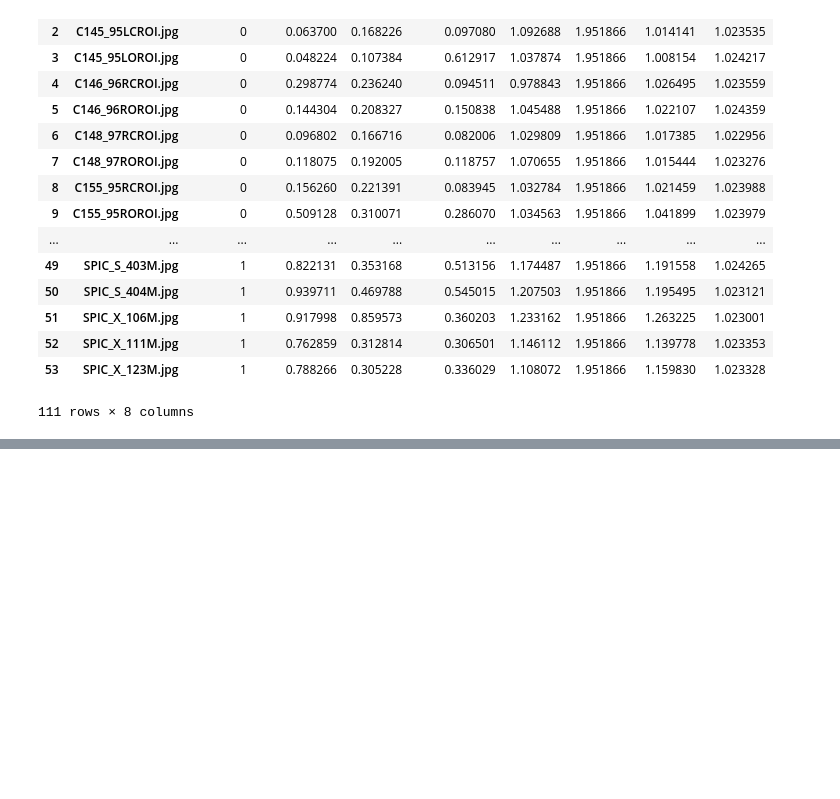
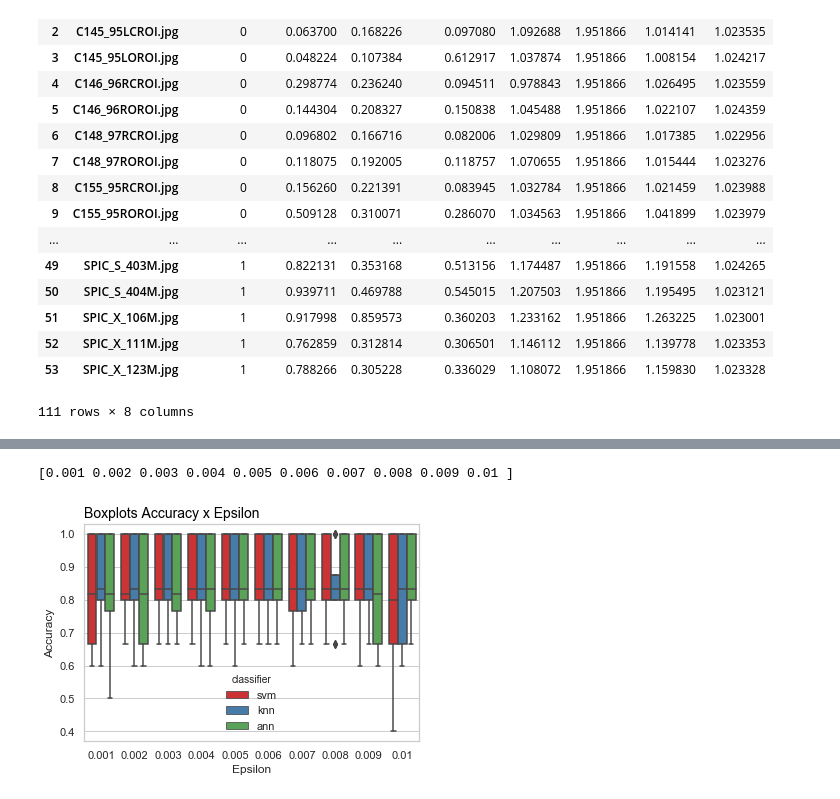
Before and after one commit to rhirama/Classification-of-mammography-images, a Jupyter notebook: Python/Untitled1.ipynb, the cells around one changed output, grey strips where cells are left out. Drawn from its saved outputs; the diff is of its cells as text; code cells hidden in the pictures; blank space fills up the shorter version.

Commit message:
boxplot pronto

```diff
--- a/Python/Untitled1.ipynb
+++ b/Python/Untitled1.ipynb
@@ -332,0 +335,10 @@ sbn.boxplot(y=svm_folds_accs, x=poly_models)
+# %%
+fst = DataFrame(svm_folds_accs)
+snd = DataFrame(knn_folds_accs)
+trd = DataFrame(ann_folds_accs)
+
+df = concat([fst, snd, trd], axis=1, ignore_index=True)
+df = df.T
+df.columns = ['accuracy', 'poly_mod', 'classifier']
+
+df
@@ -332,0 +365,16 @@ sbn.boxplot(y=svm_folds_accs, x=poly_models)
+# %%
+df['poly_mod'] = df['poly_mod'].astype(float)
+df['accuracy'] = df['accuracy'].astype(float)
+
+sbn.set(style='whitegrid')
+boxplot = sbn.boxplot(x='poly_mod', y='accuracy', hue='classifier', palette='Set1', data=df)
+
+plt.title('Boxplots Accuracy x Epsilon', loc='left', fontsize=14, fontweight=0, color='black')
+plt.xlabel("Epsilon")
+plt.ylabel("Accuracy")
+
+plt.savefig('BoxplotAccuracyEpsilon', dpi=300)
+print(poly_models)
+# %% [output]
+[0.001 0.002 0.003 0.004 0.005 0.006 0.007 0.008 0.009 0.01 ]
+[figure, added]
```
Also changed, not shown: parts of 5 cells of this notebook, 2 other files.
